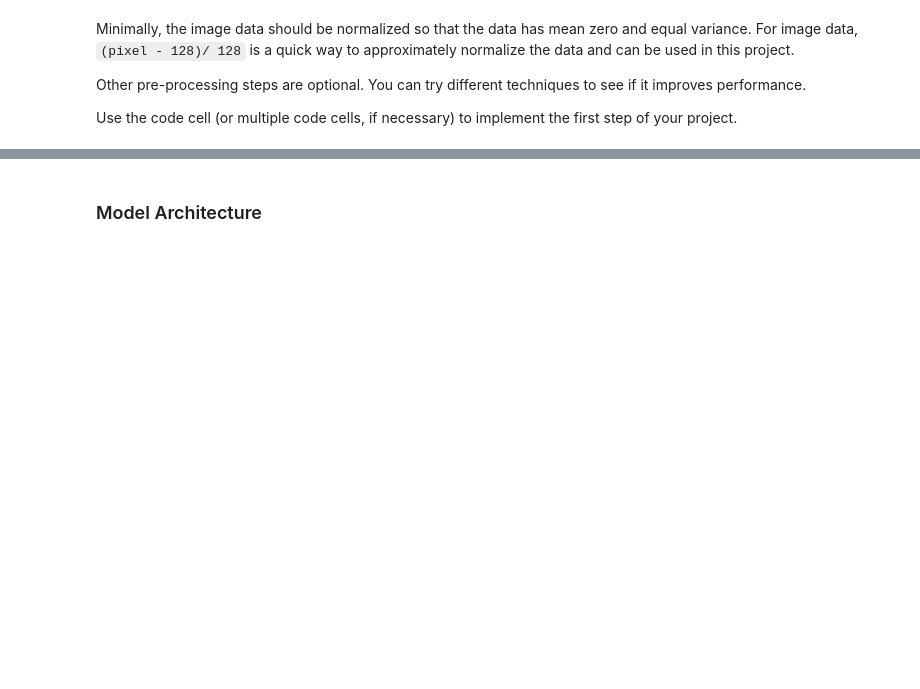
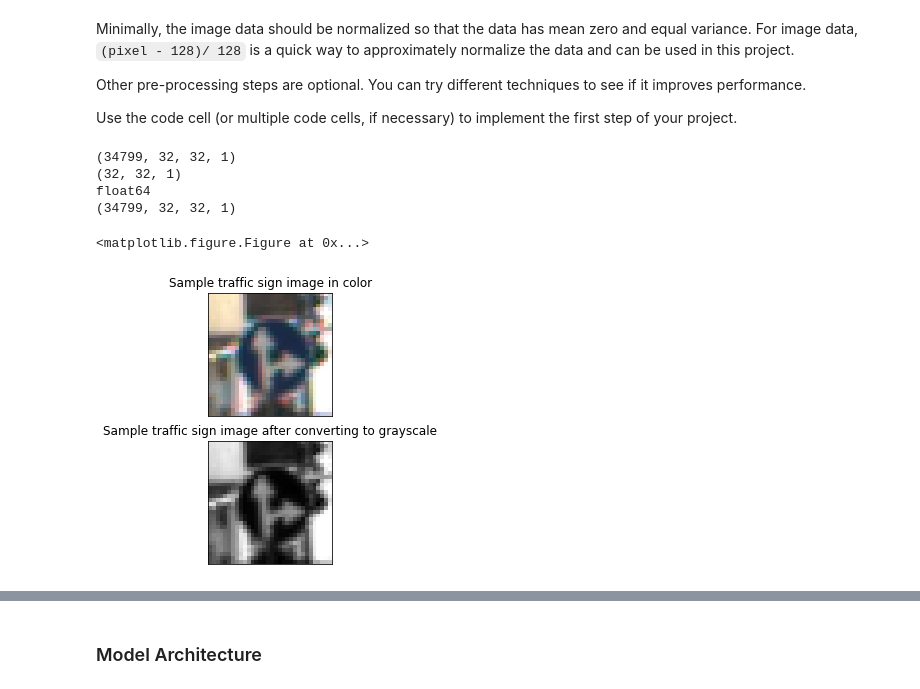
Before and after one commit to jollysg/CarND-Traffic-Sign-Classifier, a Jupyter notebook: Traffic_Sign_Classifier_final.ipynb, the cells around one changed output, grey strips where cells are left out. Cells and saved outputs as stored; diff of their text form; code cells hidden in the pictures; blank space fills up the shorter version.

```diff
--- a/Traffic_Sign_Classifier_final.ipynb
+++ b/Traffic_Sign_Classifier_final.ipynb
@@ -203,4 +202,46 @@ Minimally, the image data should be normalized so that the data has mean zero an
 Other pre-processing steps are optional. You can try different techniques to see if it improves performance.
 
 Use the code cell (or multiple code cells, if necessary) to implement the first step of your project.
+# %%
+### Preprocess the data here. It is required to normalize the data. Other preprocessing steps could include
+### converting to grayscale, etc.
+### Feel free to use as many code cells as needed.
+gray_train = color.rgb2gray(X_train)[:, :, :, np.newaxis]
+gray_valid = color.rgb2gray(X_valid)[:, :, :, np.newaxis]
+gray_test = color.rgb2gray(X_test)[:, :, :, np.newaxis]
+#plt.figure(figsize=(1,1))
+#plt.imshow(gray_img)
+print(gray_train.shape)
+
+gray_img = gray_train[index]
+print(gray_img.shape)
+plt.figure(figsize=(10,10))
+#plt.imshow(gray_img[:, :, 0], cmap='gray')
+print(gray_train.dtype)
+print(gray_train.shape)
+#print(gray_img)
+
+plt.figure(figsize = (5, 5))
+
+plt.subplot(2, 1, 1)
+plt.imshow(image)
+plt.xticks([], [])
+plt.yticks([], [])
+plt.title('Sample traffic sign image in color')
+
+plt.subplot(2, 1, 2)
+plt.imshow(gray_img[:, :, 0], cmap='gray')
+plt.xticks([], [])
+plt.yticks([], [])
+plt.title('Sample traffic sign image after converting to grayscale')
+
+
+plt.show()
+# %% [output]
+(34799, 32, 32, 1)
+(32, 32, 1)
+float64
+(34799, 32, 32, 1)
+<matplotlib.figure.Figure at 0x...>
+[figure, added]
 # %%
```
Also changed, not shown: parts of 7 cells of this notebook, 9 other files.
